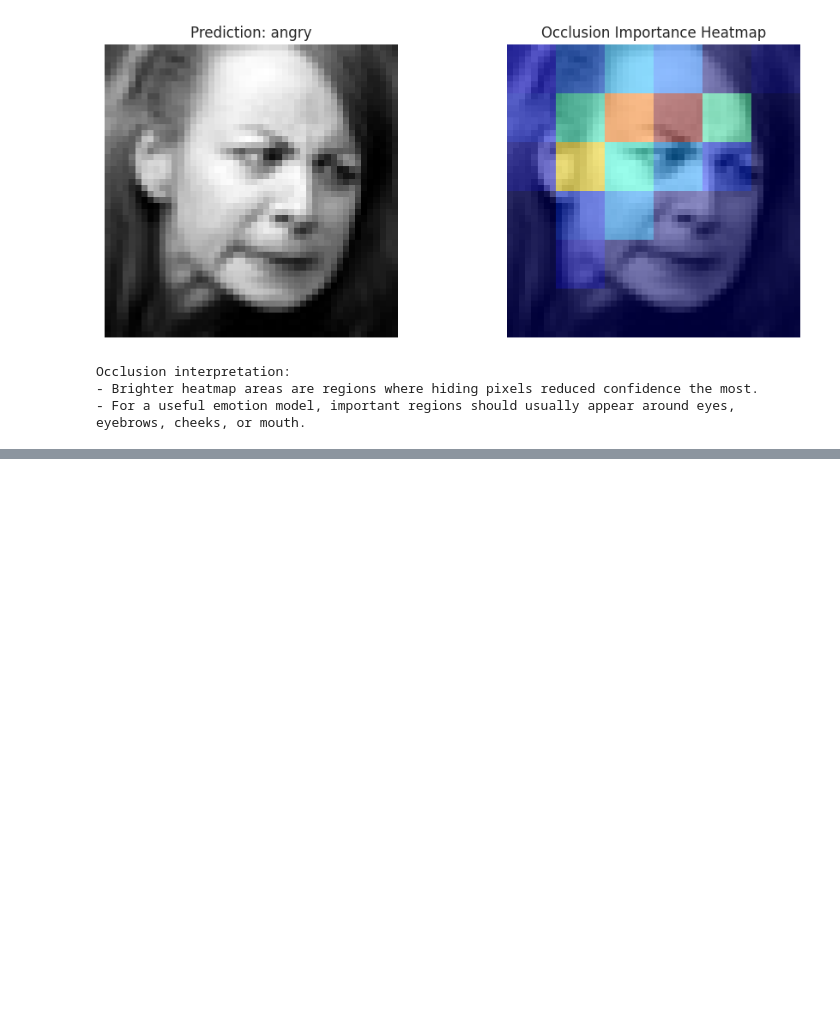
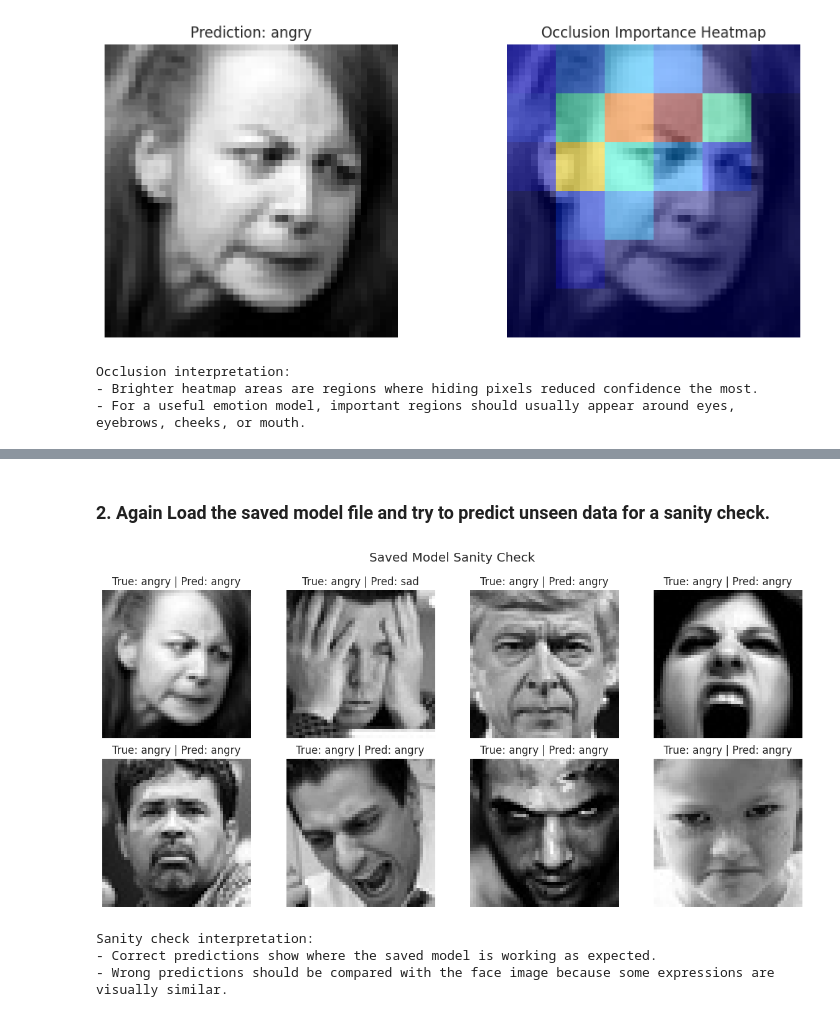
Before and after one commit to I-AM-PRASHANT-VERMA/Almabetter---DeepFER-Facial-Emotion-Recognition-Using-Deep-Learning, a Jupyter notebook: DeepFER_Facial_Emotion_Recognition.ipynb, the cells around one changed output, grey strips where cells are left out. Drawn from its saved outputs; the diff is of its cells as text; code cells hidden in the pictures; blank space fills up the shorter version.

Commit message:
Finalize DeepFER notebook and documentation

```diff
--- a/DeepFER_Facial_Emotion_Recognition.ipynb
+++ b/DeepFER_Facial_Emotion_Recognition.ipynb
@@ -2474,0 +2479,17 @@ Occlusion interpretation:
+# %%
+# Code Cell 61: Save Best Model And Results
+# Select and save the best completed model.
+if results_df.empty:
+    raise ValueError('No trained model results are available to save.')
+
+best_model_name = selected_model_name
+best_model = selected_model
+best_model_path = OUTPUT_DIR / f'{best_model_name}_final.keras'
+results_path = OUTPUT_DIR / 'deepfer_model_results.csv'
+
+best_model.save(str(best_model_path))
+results_df.to_csv(results_path, index=False)
+
+print('Best model:', best_model_name)
+print('Saved model path:', best_model_path)
+print('Saved results path:', results_path)
@@ -2474,0 +2500,38 @@ Occlusion interpretation:
+# %% [markdown]
+### 2. Again Load the saved model file and try to predict unseen data for a sanity check.
+# %%
+# Code Cell 62: Load Saved Model And Sanity Check
+# Load the saved best model to confirm the saved file works after training.
+loaded_best_model = tf.keras.models.load_model(str(best_model_path))
+
+# Use the correct test dataset shape for the selected model type.
+best_test_dataset = test_rgb_ds if best_model_name == 'efficientnetb0_transfer' else test_ds
+sample_batch_images, sample_batch_labels = next(iter(best_test_dataset))
+
+# Predict a small batch from the final validation dataset.
+sample_probabilities = loaded_best_model.predict(sample_batch_images[:8], verbose=0)
+sample_predictions = np.argmax(sample_probabilities, axis=1)
+
+# Display true and predicted labels for a quick human-readable check.
+fig, axes = plt.subplots(2, 4, figsize=(12, 6))
+for axis, image, true_label, predicted_label in zip(axes.ravel(), sample_batch_images[:8], sample_batch_labels[:8], sample_predictions):
+    image_to_show = image.numpy()
+    if image_to_show.shape[-1] == 1:
+        axis.imshow(image_to_show.squeeze(), cmap='gray')
+    else:
+        axis.imshow(np.clip(image_to_show / 255.0, 0, 1))
+    axis.set_title(f'True: {CLASS_NAMES[int(true_label)]} | Pred: {CLASS_NAMES[int(predicted_label)]}')
+    axis.axis('off')
+
+plt.suptitle('Saved Model Sanity Check')
+plt.tight_layout()
+plt.show()
+
+print('Sanity check interpretation:')
+print('- Correct predictions show where the saved model is working as expected.')
+print('- Wrong predictions should be compared with the face image because some expressions are visually similar.')
+# %% [output]
+[figure, added]
+Sanity check interpretation:
+- Correct predictions show where the saved model is working as expected.
+- Wrong predictions should be compared with the face image because some expressions are visually similar.
```
Also changed, not shown: parts of 8 cells of this notebook, 1 other file.
